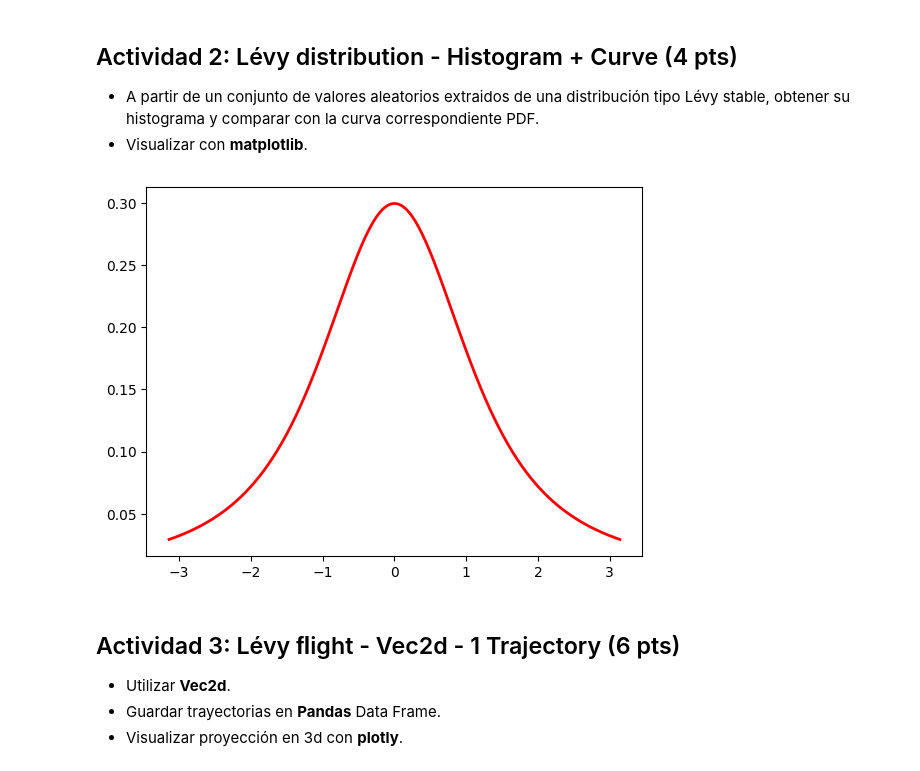
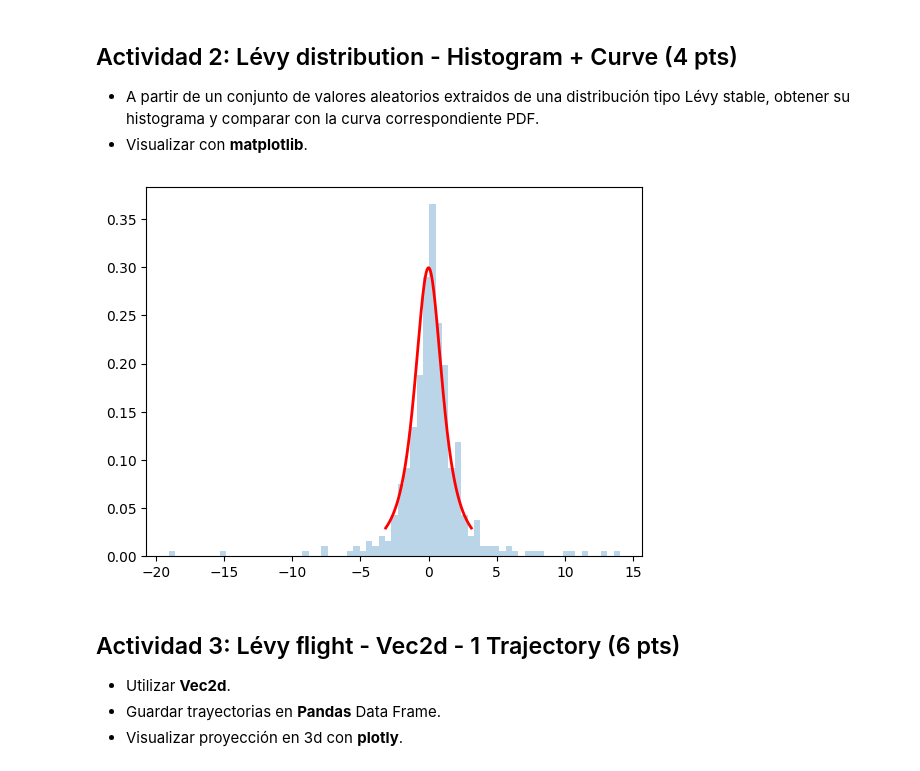
Before and after one commit to marcocucei/TI_I_Practica2, a Jupyter notebook: TI_1_Practica2.ipynb, the cells around one changed output. Saved outputs shown, nothing was run; the diff lists cells and outputs as text; code cells hidden in the pictures.

```diff
--- a/TI_1_Practica2.ipynb
+++ b/TI_1_Practica2.ipynb
@@ -115,29 +115,29 @@ fig_Levy_pdf.show()
 # %%
 #Parametros de la distribucion de Levy stable
 beta = 0.0
 levy_exponent = 1.2
 resolution = 400
 
 #dominio a evaluar la distribucion de los valores
 aux_domain = np.linspace(-np.pi, np.pi, resolution)
 
 #generar datos aleatorios con levy_stable.rvs
 levy_data = levy_stable.rvs(levy_exponent, beta, size=resolution)
 
 #obtener la distribucion PDF con Levy stabñe en el dominio
 levy_pdf = levy_stable.pdf(aux_domain, levy_exponent, beta)
 
 # Inicializamos la figura y los subplots
 plt_figure, subplot = plt.subplots()
 
 # Configuramos el subplot, pasamos los datos de la densidad de probabilidad y creamos el histograma
 subplot.plot(aux_domain, levy_pdf, lw=2, label='Curva PDF Lévy Stable', color="red")
-
+subplot.hist(levy_data, density=True, bins='auto', histtype='stepfilled', alpha=0.3, label='Histograma')
 
 # Mostrar el gráfico
 plt.show()
 # %% [output]
-[figure, old version]
+[figure, new version]
 # %% [markdown]
 ## Actividad 3: Lévy ﬂight - Vec2d - 1 Trajectory (6 pts)
 
```
